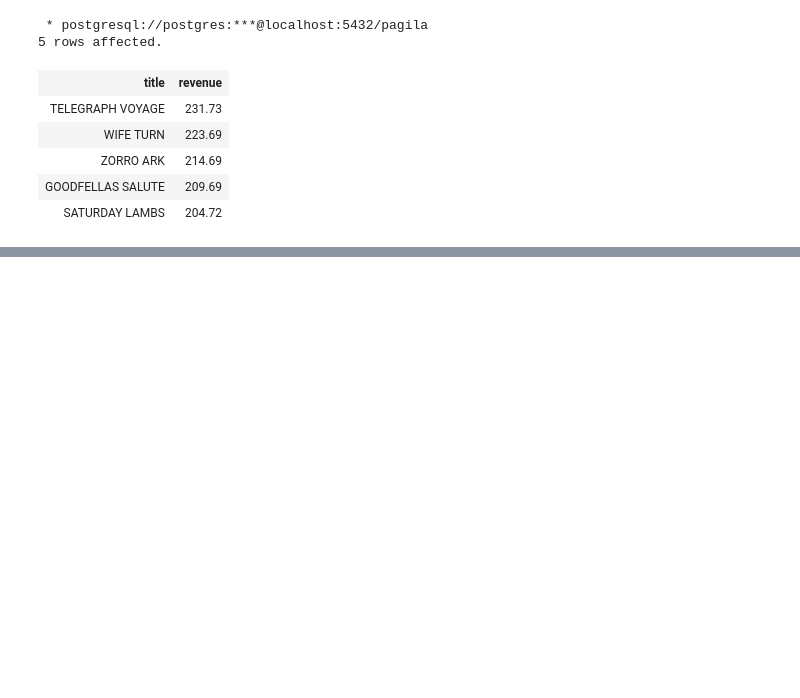
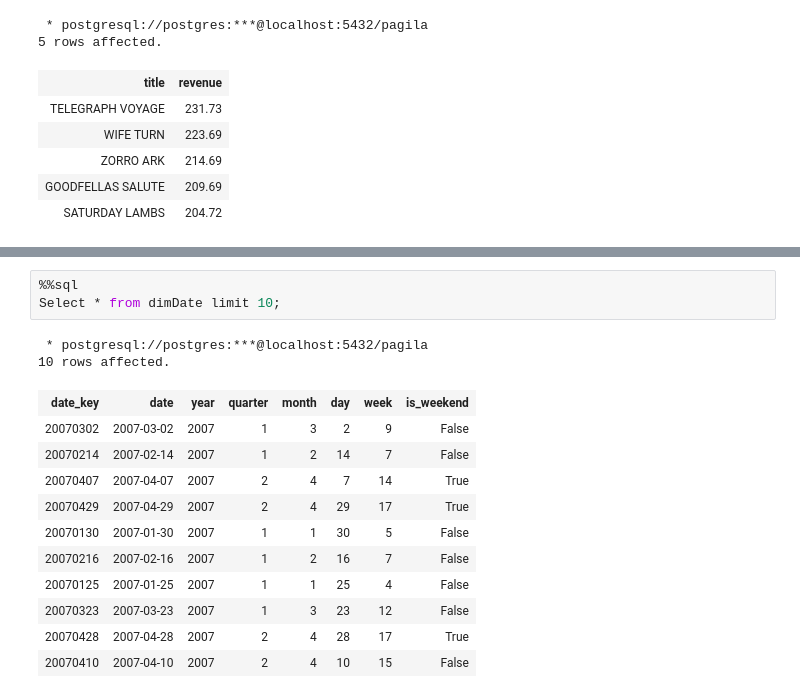
Before and after one commit to AqrabRaza/Data-Engineering, a Jupyter notebook: Lesson 4 Data Warehouse/Lesson 4 ETL Exercise 1 Step 1 & 2.ipynb, the cells around one changed output, grey strips where cells are left out. Saved outputs shown, nothing was run; the diff lists cells and outputs as text; blank space fills up the shorter version.

```diff
--- a/Lesson 4 Data Warehouse/Lesson 4 ETL Exercise 1 Step 1 & 2.ipynb
+++ b/Lesson 4 Data Warehouse/Lesson 4 ETL Exercise 1 Step 1 & 2.ipynb
@@ -168,0 +416,17 @@ limit 5;
+# %%
+%%sql
+Select * from dimDate limit 10;
+# %% [output]
+ * postgresql://postgres:***@localhost:5432/pagila
+10 rows affected.
+| date_key | date | year | quarter | month | day | week | is_weekend |
+| 20070302 | 2007-03-02 | 2007 | 1 | 3 | 2 | 9 | False |
+| 20070214 | 2007-02-14 | 2007 | 1 | 2 | 14 | 7 | False |
+| 20070407 | 2007-04-07 | 2007 | 2 | 4 | 7 | 14 | True |
+| 20070429 | 2007-04-29 | 2007 | 2 | 4 | 29 | 17 | True |
+| 20070130 | 2007-01-30 | 2007 | 1 | 1 | 30 | 5 | False |
+| 20070216 | 2007-02-16 | 2007 | 1 | 2 | 16 | 7 | False |
+| 20070125 | 2007-01-25 | 2007 | 1 | 1 | 25 | 4 | False |
+| 20070323 | 2007-03-23 | 2007 | 1 | 3 | 23 | 12 | False |
+| 20070428 | 2007-04-28 | 2007 | 2 | 4 | 28 | 17 | True |
+| 20070410 | 2007-04-10 | 2007 | 2 | 4 | 10 | 15 | False |
```
Also changed, not shown: parts of 28 cells of this notebook, 1 other file.
